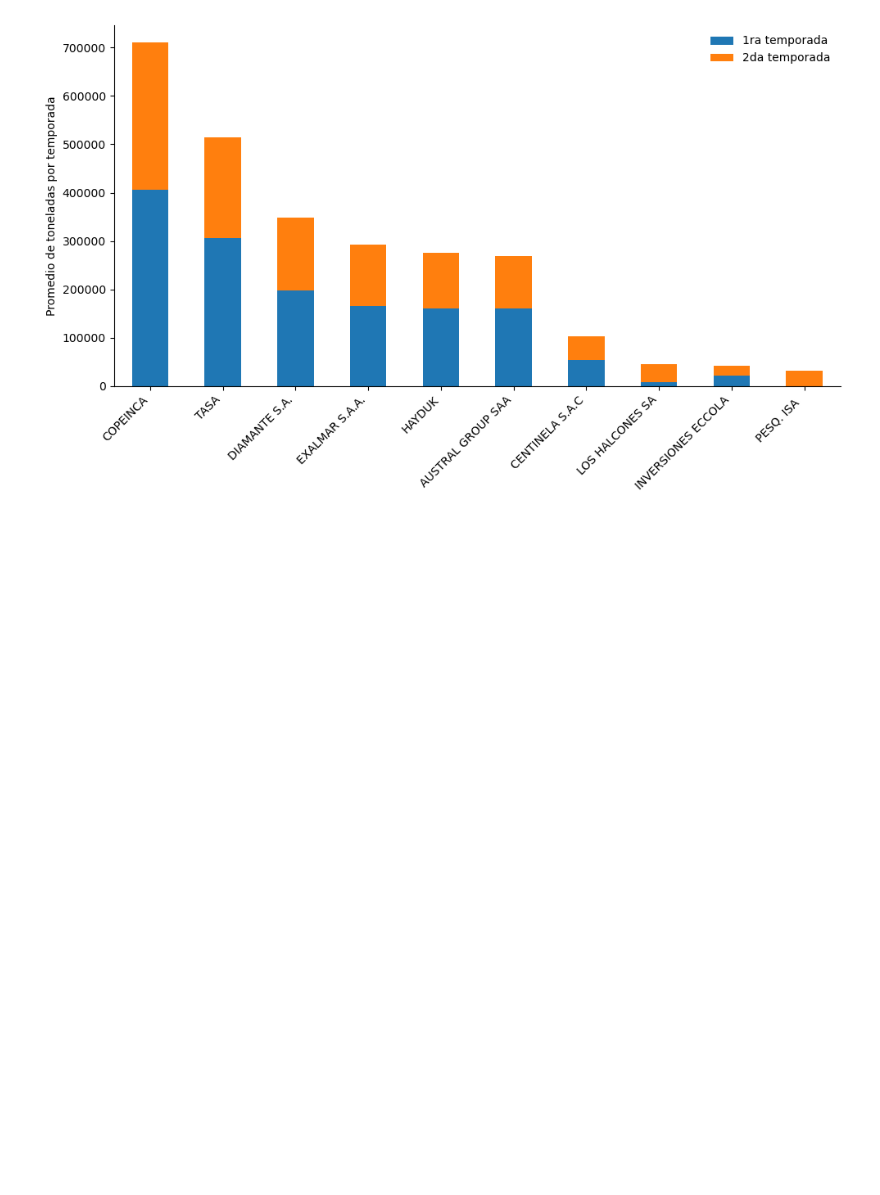
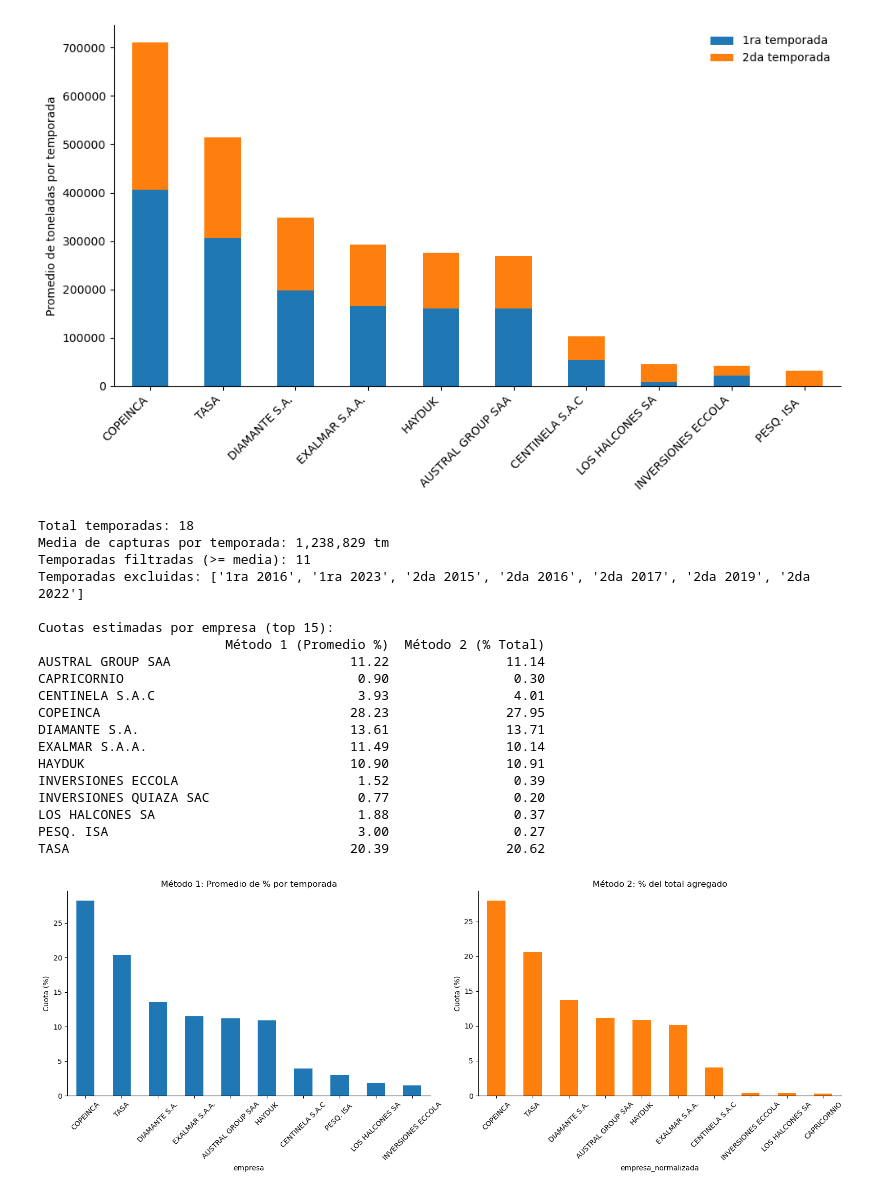
Before and after one commit to dbrisaro/catch_modelling, a Jupyter notebook: scripts/plots_estadisticas_calas.ipynb, the cells around one changed output. Saved outputs shown, nothing was run; the diff lists cells and outputs as text; code cells hidden in the pictures; blank space fills up the shorter version.

Commit message:
estimo cuotas por anio

```diff
--- a/scripts/plots_estadisticas_calas.ipynb
+++ b/scripts/plots_estadisticas_calas.ipynb
@@ -161,3 +161,79 @@ plt.tight_layout()
 plt.show()
 # %% [output]
 [figure]
+# %%
+# Análisis de cuotas: filtra temporadas con capturas debajo de la media y calcula cuotas por ambos métodos
+
+totales_temporada = df_stats.groupby("temporada")["volumen_empresa_tm"].sum()
+media_total = totales_temporada.mean()
+temporadas_filtradas = totales_temporada[totales_temporada >= media_total].index
+df_filtrado = df_stats[df_stats["temporada"].isin(temporadas_filtradas)]
+
+print(f"Total temporadas: {len(totales_temporada)}")
+print(f"Media de capturas por temporada: {media_total:,.0f} tm")
+print(f"Temporadas filtradas (>= media): {len(temporadas_filtradas)}")
+print(f"Temporadas excluidas: {list(totales_temporada[totales_temporada < media_total].index)}")
+
+metodo1_data = []
+for temporada in temporadas_filtradas:
+    temp_data = df_filtrado[df_filtrado["temporada"] == temporada]
+    total_temp = temp_data["volumen_empresa_tm"].sum()
+    for empresa in temp_data["empresa_normalizada"].unique():
+        volumen_empresa = temp_data[temp_data["empresa_normalizada"] == empresa]["volumen_empresa_tm"].sum()
+        porcentaje = (volumen_empresa / total_temp) * 100
+        metodo1_data.append({"empresa": empresa, "temporada": temporada, "porcentaje": porcentaje})
+
+metodo1_df = pd.DataFrame(metodo1_data)
+cuotas_metodo1 = metodo1_df.groupby("empresa")["porcentaje"].mean().sort_values(ascending=False)
+
+totales_empresa_filtrado = df_filtrado.groupby("empresa_normalizada")["volumen_empresa_tm"].sum()
+total_general_filtrado = df_filtrado["volumen_empresa_tm"].sum()
+cuotas_metodo2 = ((totales_empresa_filtrado / total_general_filtrado) * 100).sort_values(ascending=False)
+
+resultados = pd.DataFrame({
+    "Método 1 (Promedio %)": cuotas_metodo1,
+    "Método 2 (% Total)": cuotas_metodo2
+}).fillna(0).round(2)
+
+print("\nCuotas estimadas por empresa (top 15):")
+print(resultados.head(15))
+
+fig, (ax1, ax2) = plt.subplots(1, 2, figsize=(16, 6))
+
+cuotas_metodo1.head(10).plot(kind="bar", color="#1f77b4", ax=ax1)
+ax1.set_title("Método 1: Promedio de % por temporada")
+ax1.set_ylabel("Cuota (%)")
+ax1.tick_params(axis='x', rotation=45)
+
+cuotas_metodo2.head(10).plot(kind="bar", color="#ff7f0e", ax=ax2)
+ax2.set_title("Método 2: % del total agregado")
+ax2.set_ylabel("Cuota (%)")
+ax2.tick_params(axis='x', rotation=45)
+
+for ax in [ax1, ax2]:
+    ax.spines["top"].set_visible(False)
+    ax.spines["right"].set_visible(False)
+
+plt.tight_layout()
+plt.show()
+# %% [output]
+Total temporadas: 18
+Media de capturas por temporada: 1,238,829 tm
+Temporadas filtradas (>= media): 11
+Temporadas excluidas: ['1ra 2016', '1ra 2023', '2da 2015', '2da 2016', '2da 2017', '2da 2019', '2da 2022']
+
+Cuotas estimadas por empresa (top 15):
+                        Método 1 (Promedio %)  Método 2 (% Total)
+AUSTRAL GROUP SAA                       11.22               11.14
+CAPRICORNIO                              0.90                0.30
+CENTINELA S.A.C                          3.93                4.01
+COPEINCA                                28.23               27.95
+DIAMANTE S.A.                           13.61               13.71
+EXALMAR S.A.A.                          11.49               10.14
+HAYDUK                                  10.90               10.91
+INVERSIONES ECCOLA                       1.52                0.39
+INVERSIONES QUIAZA SAC                   0.77                0.20
+LOS HALCONES SA                          1.88                0.37
+PESQ. ISA                                3.00                0.27
+TASA                                    20.39               20.62
+[figure, added]
```
Also changed, not shown: parts of 1 cell of this notebook, 3 other files.
